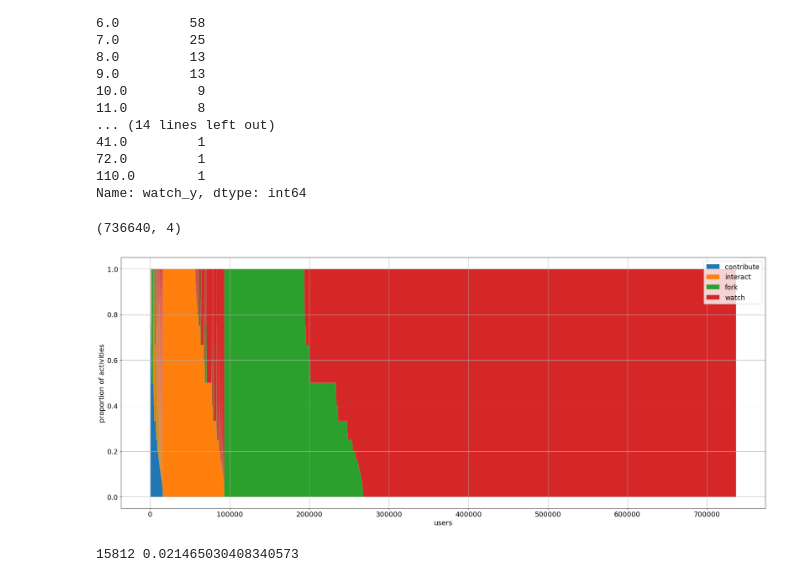
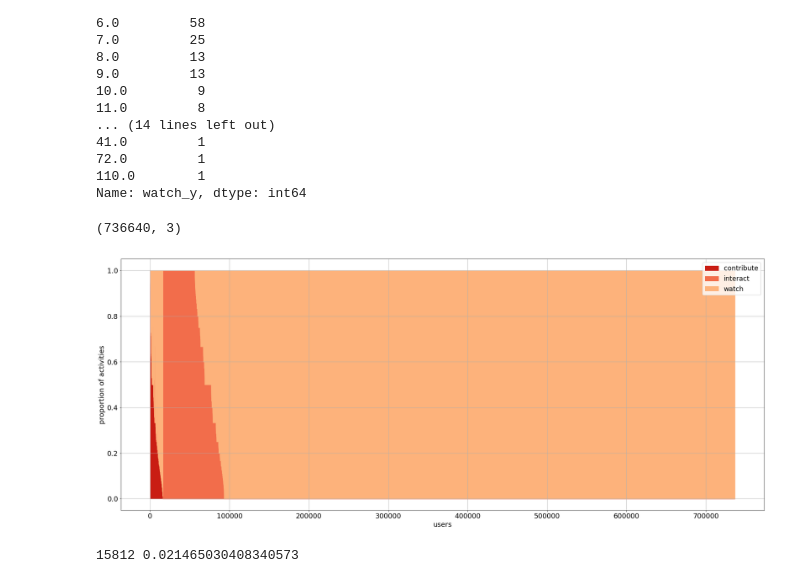
Before and after one commit to gaspa93/OSS-2018, a Jupyter notebook: Main Analysis - GitHub TOP-Projects Activities.ipynb, the cells around one changed output. Saved outputs shown, nothing was run; the diff lists cells and outputs as text; code cells hidden in the pictures.

Commit message:
applied gradient to plot + version without fork as separate category

```diff
--- a/Main Analysis - GitHub TOP-Projects Activities.ipynb
+++ b/Main Analysis - GitHub TOP-Projects Activities.ipynb
@@ -12,11 +12,11 @@ from datetime import datetime
 # GitHub Users Analysis
 # %%
 categories = {
-    'watch': ['WatchEvent'],
+    'watch': ['WatchEvent', 'ForkEvent'],
     'interact': ['CommitCommentEvent', 'GollumEvent', 'PullRequestReviewCommentEvent','IssuesEvent',
                  'IssueCommentEvent'],
     'contribute': ['CreateEvent', 'DeleteEvent', 'PullRequestEvent', 'PushEvent','ReleaseEvent', 'MemberEvent'],
-    'fork': ['ForkEvent']
+    #'fork': ['ForkEvent']
 }
 
 cat_list = ['contribute','interact','watch']
@@ -27,11 +27,11 @@ def define_category(event):
         if event in categories[c]:
             return c
 
-def get_perc_distr(row, clist):
-    sum_a = sum([row[c] for c in clist])
+def get_perc_distr(row):
+    sum_a = sum([row[c] for c in categories.keys()])
 
     norm_row = {}
-    for c in clist:
+    for c in categories.keys():
         norm_row[c] = float(row[c])/sum_a
 
     return pd.Series(norm_row)
@@ -231,29 +263,35 @@ Name: watch_y, dtype: int64
 # %%
 norm_u_distr.shape
 # %% [output]
-(736640, 4)
+(736640, 3)
+# %%
+cmap = cm.get_cmap('OrRd')
+colors = []
+for i in [0.8, 0.6, 0.4, 0.2]:
+    c = cmap(i)
+    colors.append(c)
 # %%
 font = 18
-
 plt.figure(figsize=(30, 12))
 
 N = norm_u_distr.shape[0]
 x = range(N)
-y = norm_u_distr.sample(N).sort_values(by=['contribute', 'interact','fork'], ascending=False)
+y = norm_u_distr.sample(N).sort_values(by=['contribute', 'interact'], ascending=False) # fork
 
-plt.fill_between(x, 0, y["contribute"], label='contribute')
-plt.fill_between(x, y["contribute"], y["interact"]+y["contribute"], label='interact')
-plt.fill_between(x, y["contribute"]+y["interact"], y["interact"]+y["contribute"]+y["fork"], label='fork')
-plt.fill_between(x, y["interact"] + y['contribute']+y["fork"], y["watch"]+y["interact"]+y['contribute']+y["fork"],
-                                                                                         label='watch')
+plt.fill_between(x, 0, y["contribute"], label='contribute', color=colors[0])
+plt.fill_between(x, y["contribute"], y["interact"]+y["contribute"], label='interact', color=colors[1])
+#plt.fill_between(x, y["contribute"]+y["interact"], y["interact"]+y["contribute"]+y["fork"],
+#                 label='fork',color=colors[2])
+plt.fill_between(x, y["interact"] + y['contribute'], y["watch"]+y["interact"]+y['contribute'],
+                                                                            label='watch', color=colors[2]) # +y["fork"]
 plt.grid()
 plt.legend(fontsize='xx-large')
 plt.xlabel('users', fontsize=font)
 plt.ylabel('proportion of activities', fontsize=font)
 plt.xticks(fontsize=font);
 plt.yticks(fontsize=font);
 # %% [output]
-[figure, old version]
+[figure, new version]
 # %%
 N_contrib = norm_u_distr[norm_u_distr['contribute'] > 0].shape[0]
 print(N_contrib, float(N_contrib)/N)
```
Also changed, not shown: parts of 12 cells of this notebook, 2 other files.
